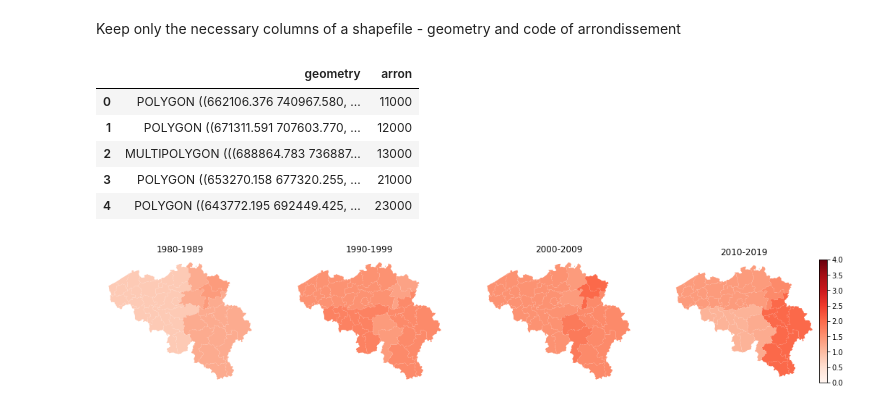
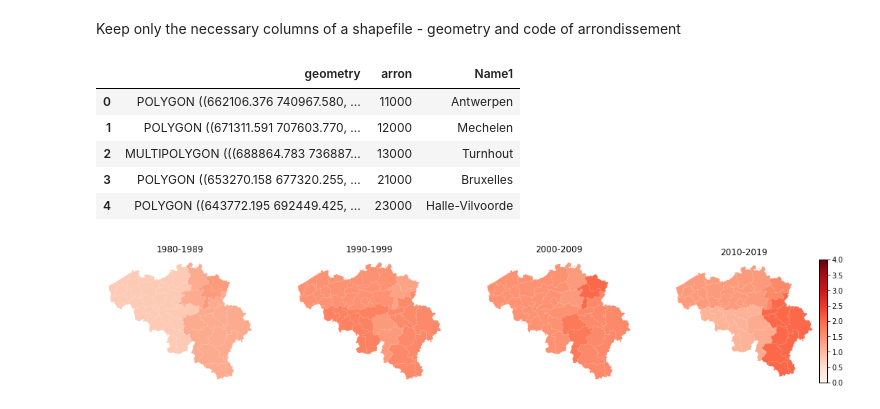
Before and after one commit to mariobecerra/mda_project, a Jupyter notebook: code/05_Maps_trends_heatwaves (1).ipynb, the cells around one changed output. Cells and saved outputs as stored; diff of their text form; code cells hidden in the pictures.

```diff
--- a/code/05_Maps_trends_heatwaves (1).ipynb
+++ b/code/05_Maps_trends_heatwaves (1).ipynb
@@ -54,16 +54,16 @@ heat_intens.head()
 # %% [markdown]
 Keep only the necessary columns of a shapefile - geometry and code of arrondissement
 # %%
-Belgium_shapes = Belgium_map[['geometry', 'INS']]
+Belgium_shapes = Belgium_map[['geometry', 'INS','Name1']]
 Belgium_shapes = Belgium_shapes.rename(columns ={'INS':'arron'})
 Belgium_shapes.head()
 # %% [output]
-|  | geometry | arron |
-| 0 | POLYGON ((662106.376 740967.580, ... | 11000 |
-| 1 | POLYGON ((671311.591 707603.770, ... | 12000 |
-| 2 | MULTIPOLYGON (((688864.783 736887... | 13000 |
-| 3 | POLYGON ((653270.158 677320.255, ... | 21000 |
-| 4 | POLYGON ((643772.195 692449.425, ... | 23000 |
+|  | geometry | arron | Name1 |
+| 0 | POLYGON ((662106.376 740967.580, ... | 11000 | Antwerpen |
+| 1 | POLYGON ((671311.591 707603.770, ... | 12000 | Mechelen |
+| 2 | MULTIPOLYGON (((688864.783 736887... | 13000 | Turnhout |
+| 3 | POLYGON ((653270.158 677320.255, ... | 21000 | Bruxelles |
+| 4 | POLYGON ((643772.195 692449.425, ... | 23000 | Halle-Vilvoorde |
 # %%
 list_10years = ['1980-1989', '1990-1999', '2000-2009', '2010-2019']
 list_5years = ['1980-1984', '1985-1989', '1990-1994', '1995-1999', '2000-2004', '2005-2009', '2010-2014', '2015-2019']
```
Also changed, not shown: parts of 9 cells of this notebook, 2 other files.
